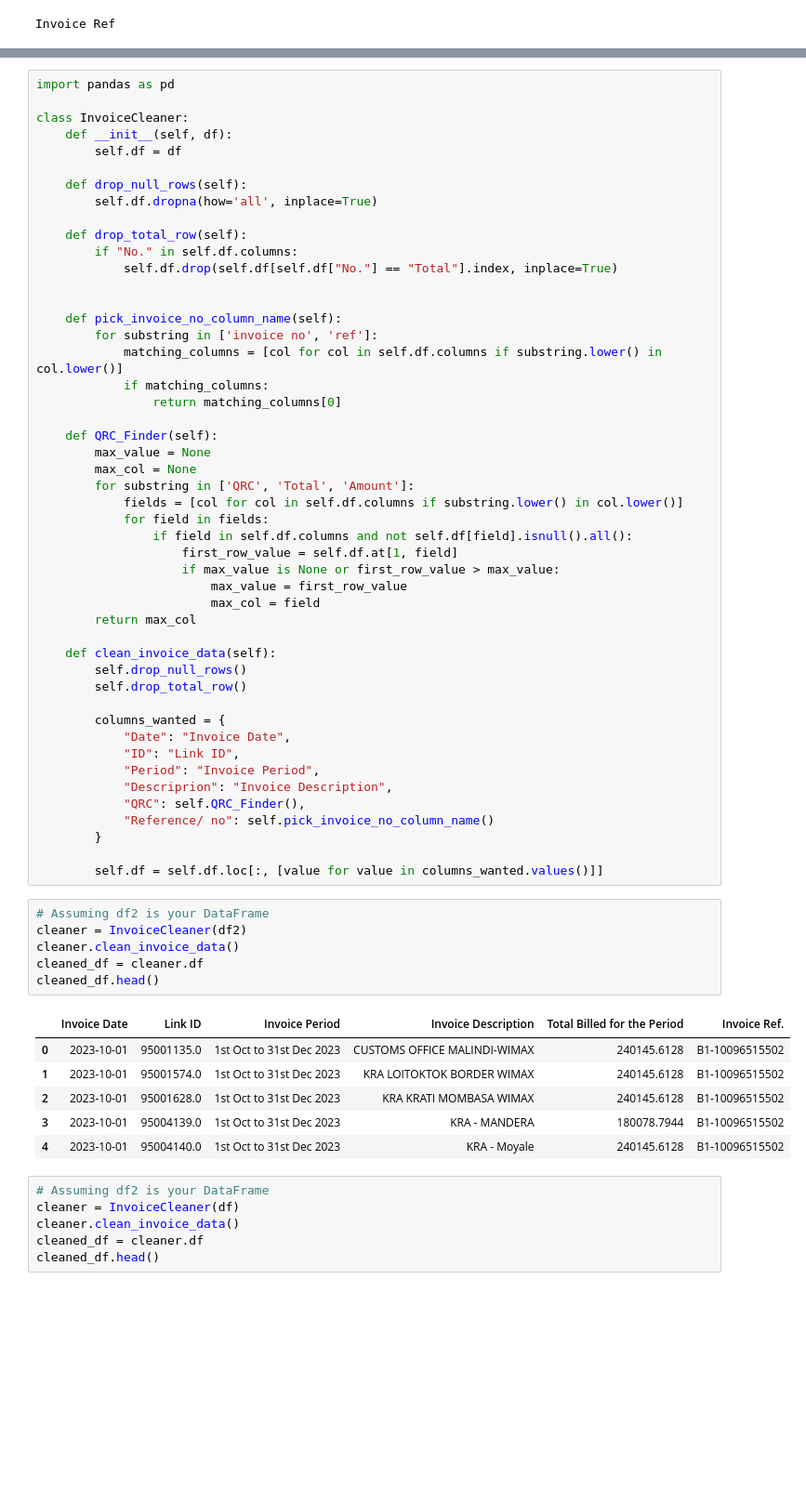
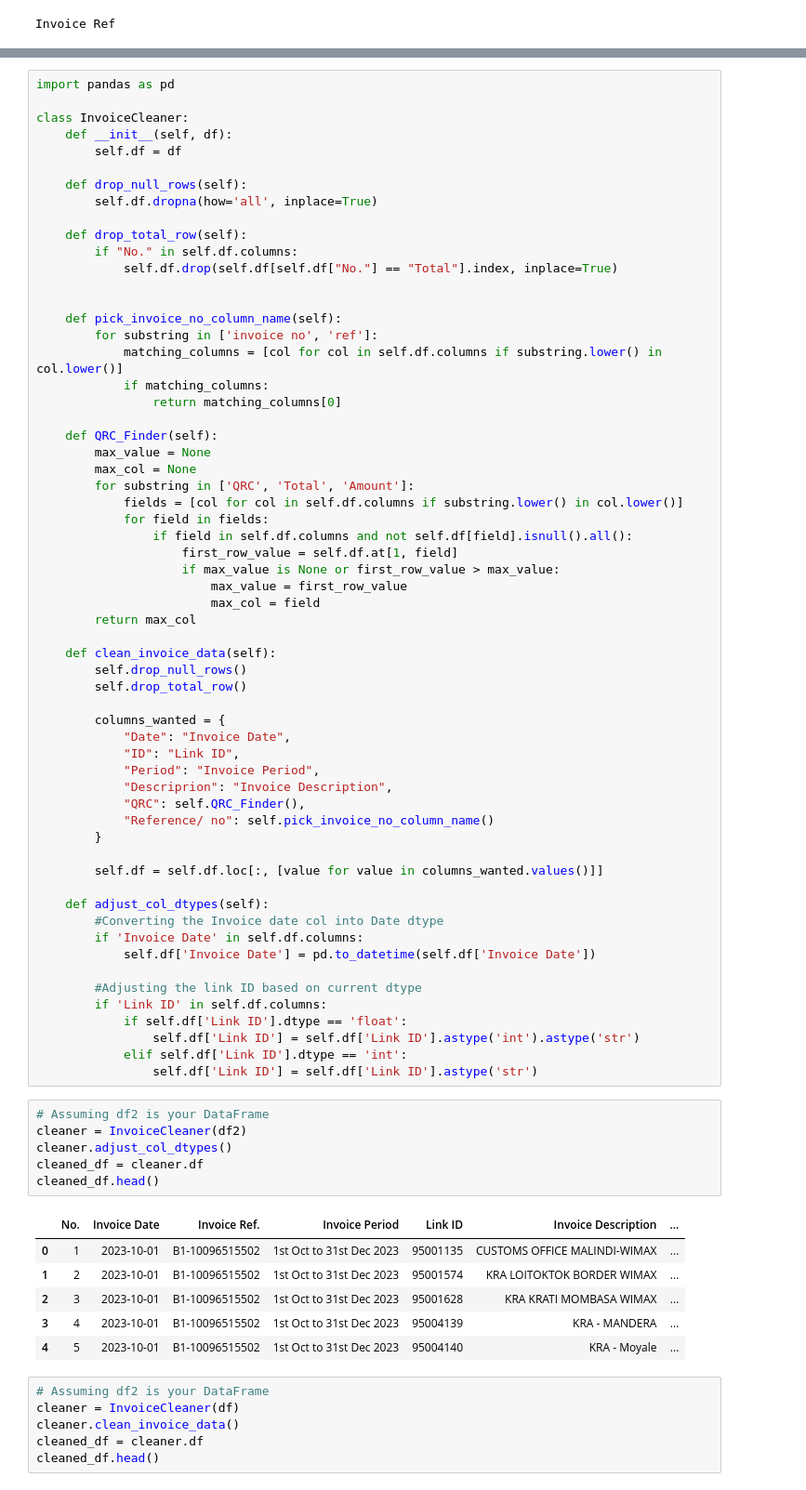
Before and after one commit to JackronyK/SLA_ETL, a Jupyter notebook: Data_Wrangling.ipynb, the cells around one changed output, grey strips where cells are left out. Shown: that part at 93% size. Cells and saved outputs as stored; diff of their text form; blank space fills up the shorter version.

```diff
--- a/Data_Wrangling.ipynb
+++ b/Data_Wrangling.ipynb
@@ -263,19 +223,31 @@ class InvoiceCleaner:
         }
 
         self.df = self.df.loc[:, [value for value in columns_wanted.values()]]
+
+    def adjust_col_dtypes(self):
+        #Converting the Invoice date col into Date dtype
+        if 'Invoice Date' in self.df.columns:
+            self.df['Invoice Date'] = pd.to_datetime(self.df['Invoice Date'])
+
+        #Adjusting the link ID based on current dtype
+        if 'Link ID' in self.df.columns:
+            if self.df['Link ID'].dtype == 'float':
+                self.df['Link ID'] = self.df['Link ID'].astype('int').astype('str')
+            elif self.df['Link ID'].dtype == 'int':
+                self.df['Link ID'] = self.df['Link ID'].astype('str')
 # %%
 # Assuming df2 is your DataFrame
 cleaner = InvoiceCleaner(df2)
-cleaner.clean_invoice_data()
+cleaner.adjust_col_dtypes()
 cleaned_df = cleaner.df
 cleaned_df.head()
 # %% [output]
-|  | Invoice Date | Link ID | Invoice Period | Invoice Description | Total Billed for the Period | Invoice Ref. |
-| 0 | 2023-10-01 | 95001135.0 | 1st Oct to 31st Dec 2023 | CUSTOMS OFFICE MALINDI-WIMAX | 240145.6128 | B1-10096515502 |
-| 1 | 2023-10-01 | 95001574.0 | 1st Oct to 31st Dec 2023 | KRA LOITOKTOK BORDER WIMAX | 240145.6128 | B1-10096515502 |
-| 2 | 2023-10-01 | 95001628.0 | 1st Oct to 31st Dec 2023 | KRA KRATI MOMBASA WIMAX | 240145.6128 | B1-10096515502 |
-| 3 | 2023-10-01 | 95004139.0 | 1st Oct to 31st Dec 2023 | KRA - MANDERA | 180078.7944 | B1-10096515502 |
-| 4 | 2023-10-01 | 95004140.0 | 1st Oct to 31st Dec 2023 | KRA - Moyale | 240145.6128 | B1-10096515502 |
+|  | No. | Invoice Date | Invoice Ref. | Invoice Period | Link ID | Invoice Description | ... |
+| 0 | 1 | 2023-10-01 | B1-10096515502 | 1st Oct to 31st Dec 2023 | 95001135 | CUSTOMS OFFICE MALINDI-WIMAX | ... |
+| 1 | 2 | 2023-10-01 | B1-10096515502 | 1st Oct to 31st Dec 2023 | 95001574 | KRA LOITOKTOK BORDER WIMAX | ... |
+| 2 | 3 | 2023-10-01 | B1-10096515502 | 1st Oct to 31st Dec 2023 | 95001628 | KRA KRATI MOMBASA WIMAX | ... |
+| 3 | 4 | 2023-10-01 | B1-10096515502 | 1st Oct to 31st Dec 2023 | 95004139 | KRA - MANDERA | ... |
+| 4 | 5 | 2023-10-01 | B1-10096515502 | 1st Oct to 31st Dec 2023 | 95004140 | KRA - Moyale | ... |
 # %%
 # Assuming df2 is your DataFrame
 cleaner = InvoiceCleaner(df)
```
Also changed, not shown: parts of 21 cells of this notebook, 2 other files.
